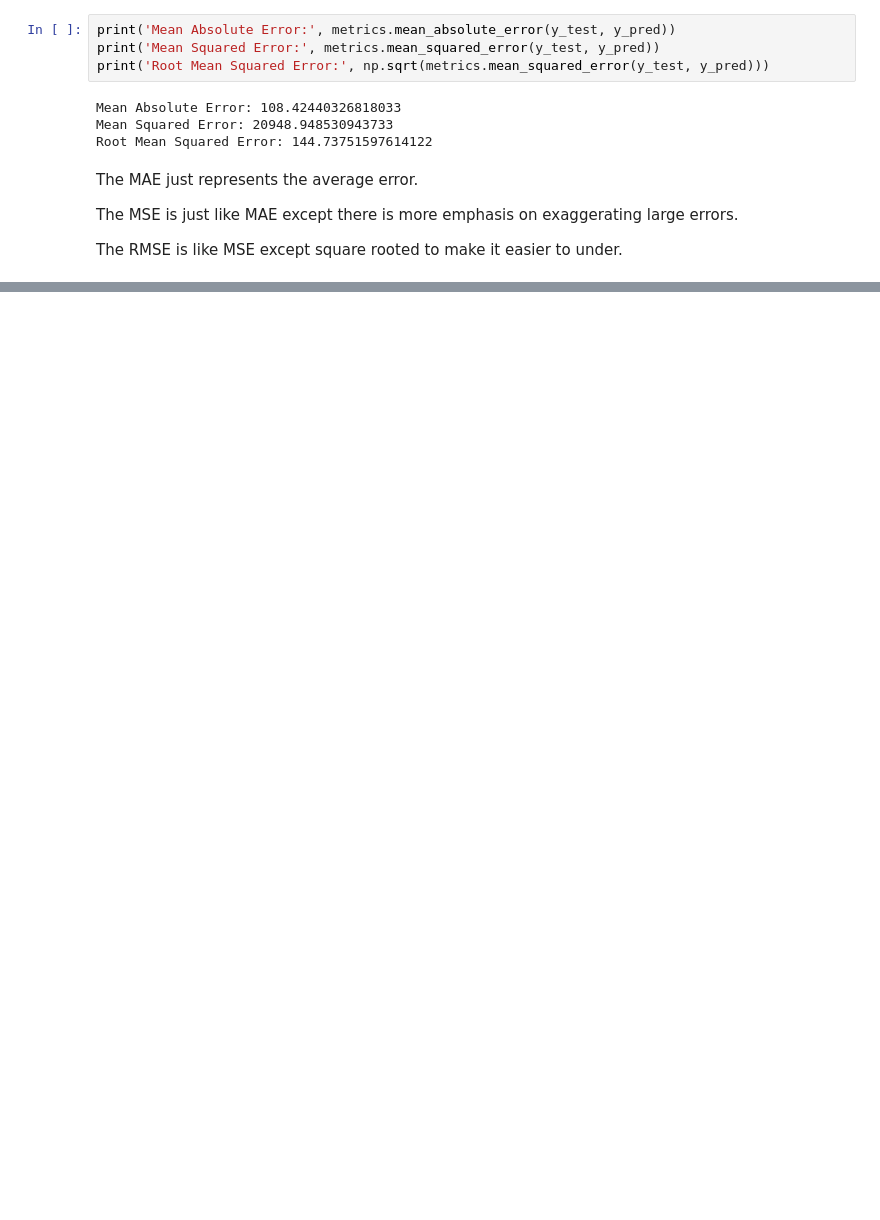
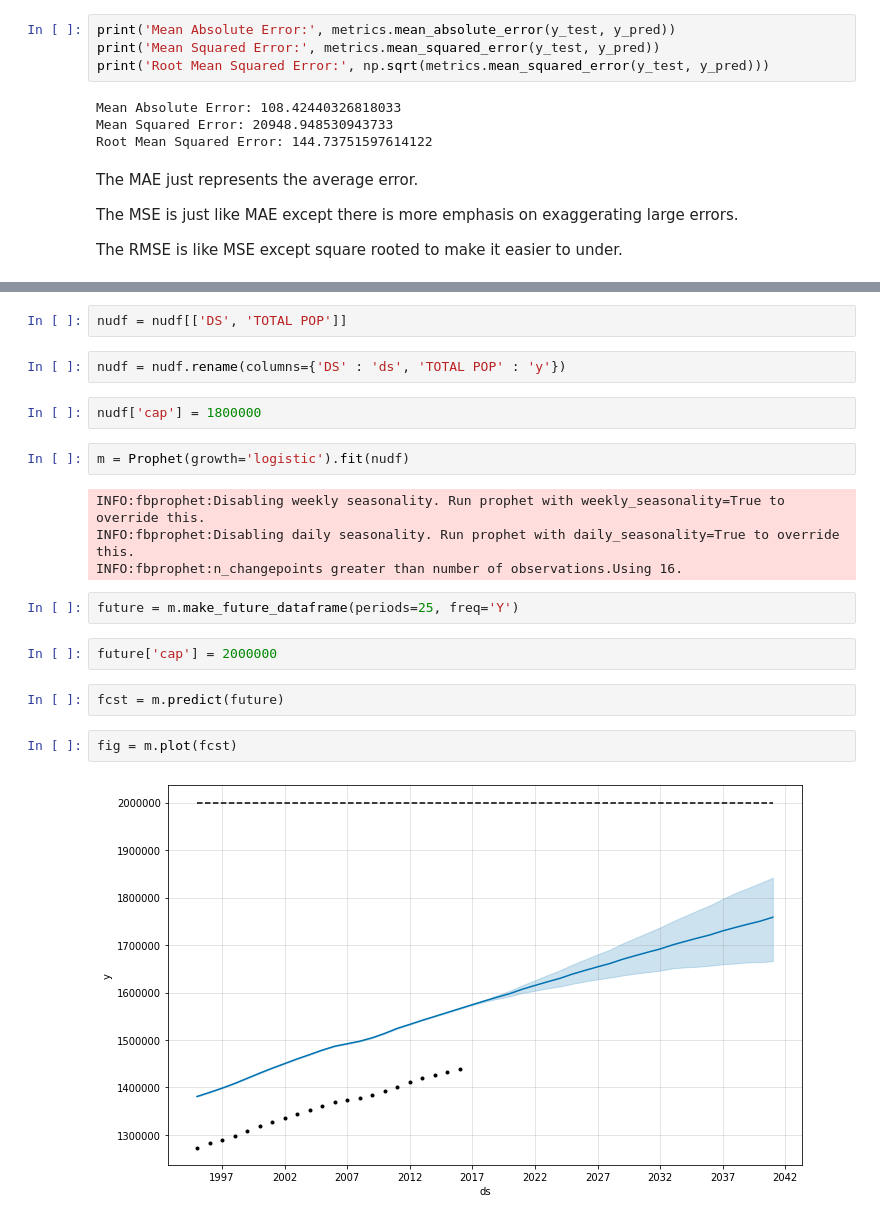
Before and after one commit to 9cLUNA/Okinawa-Population, a Jupyter notebook: oki_pop.ipynb, the cells around one changed output, grey strips where cells are left out. Cells and saved outputs as stored; diff of their text form; blank space fills up the shorter version.

Commit message:
Updated with fbprophet for forecasting.

```diff
--- a/oki_pop.ipynb
+++ b/oki_pop.ipynb
@@ -378,0 +438,22 @@ The RMSE is like MSE except square rooted to make it easier to under.
+# %%
+nudf = nudf[['DS', 'TOTAL POP']]
+# %%
+nudf = nudf.rename(columns={'DS' : 'ds', 'TOTAL POP' : 'y'})
+# %%
+nudf['cap'] = 1800000
+# %%
+m = Prophet(growth='logistic').fit(nudf)
+# %% [output]
+INFO:fbprophet:Disabling weekly seasonality. Run prophet with weekly_seasonality=True to override this.
+INFO:fbprophet:Disabling daily seasonality. Run prophet with daily_seasonality=True to override this.
+INFO:fbprophet:n_changepoints greater than number of observations.Using 16.
+# %%
+future = m.make_future_dataframe(periods=25, freq='Y')
+# %%
+future['cap'] = 2000000
+# %%
+fcst = m.predict(future)
+# %%
+fig = m.plot(fcst)
+# %% [output]
+[figure, added]
```
Also changed, not shown: parts of 17 cells of this notebook.
